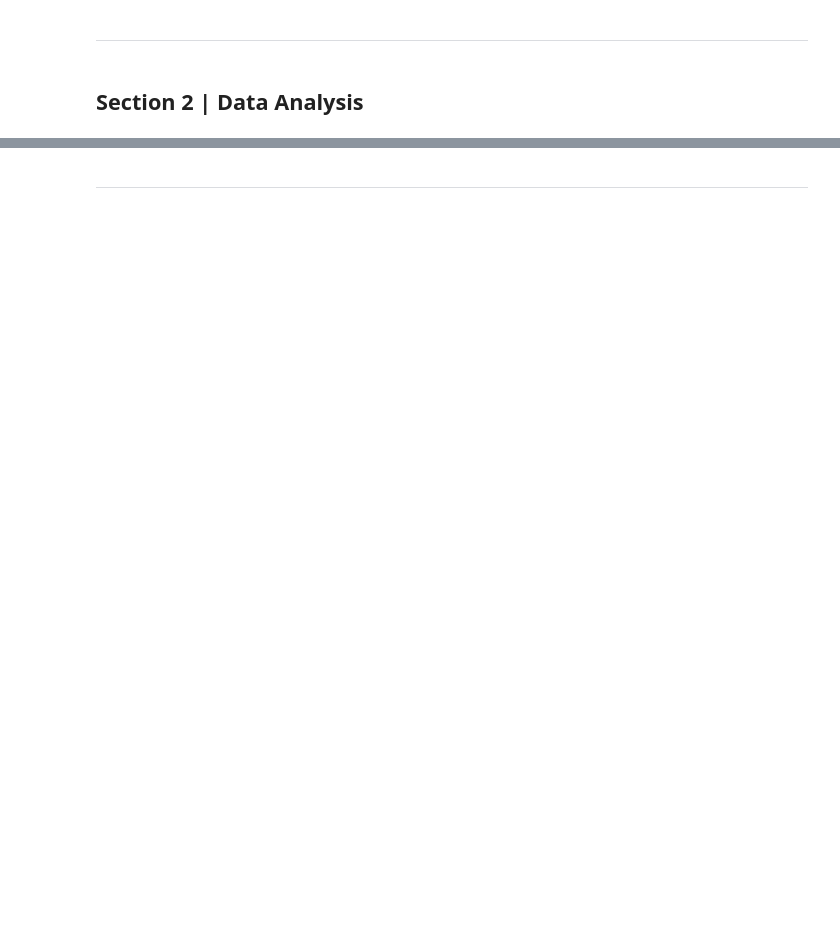
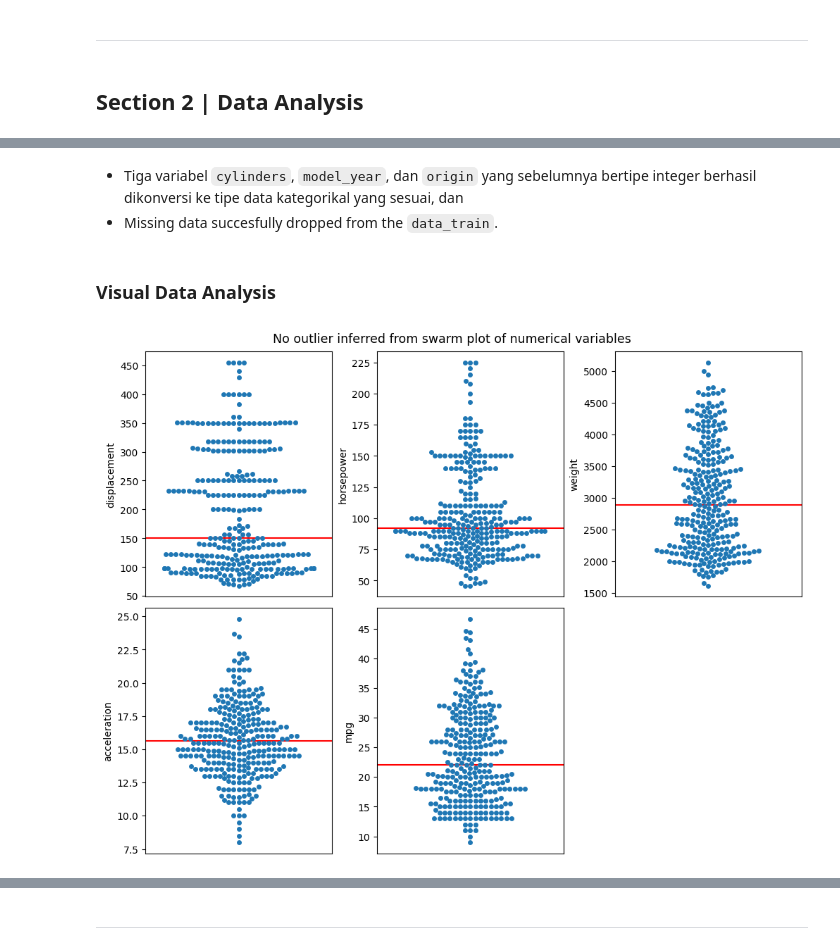
Before and after one commit to garudapaksi-yusuf/Auto_MPG_Prediction, a Jupyter notebook: notebook/notebook.ipynb, the cells around one changed output, grey strips where cells are left out. Saved outputs shown, nothing was run; the diff lists cells and outputs as text; code cells hidden in the pictures; blank space fills up the shorter version.

```diff
--- a/notebook/notebook.ipynb
+++ b/notebook/notebook.ipynb
@@ -794,0 +293,6 @@ plt.show()
+# %%
+# discard missing data from the dataset
+drop_missing_data = DropMissingData()
+
+data_train = drop_missing_data.fit_transform(X=data_train)
+data_test = drop_missing_data.transform(X=data_test)
@@ -794,0 +304,9 @@ plt.show()
+# %%
+# encode selected variables in dataset to Pandas' "categorical" data type
+match_categories = MatchCategories(
+    variables=["cylinders", "model_year", "origin"],
+    ignore_format=True
+)
+
+data_train = match_categories.fit_transform(X=data_train)
+data_test = match_categories.transform(X=data_test)
@@ -794,0 +335,55 @@ plt.show()
+# %% [markdown]
+* Tiga variabel `cylinders`, `model_year`, dan `origin` yang sebelumnya bertipe integer berhasil dikonversi ke tipe data kategorikal yang sesuai, dan
+* Missing data succesfully dropped from the `data_train`.
+# %% [markdown]
+### Visual Data Analysis
+# %%
+# create & setup plot figure
+width, height = 10, 7.5
+plt.figure(
+    figsize=(width, height),
+    layout="constrained"
+)
+suptitle_size = 12.5
+plt.suptitle(
+    t="No outlier inferred from swarm plot of numerical variables",
+    size=suptitle_size
+)
+
+# subset columns with numerical data types from data
+data_train_numerical = data_train.select_dtypes(include="number")
+
+# plot visualization for numerical data
+nrows, ncols = 2, 3
+for count, column in enumerate(iterable=data_train_numerical):
+    plt.subplot(nrows, ncols, count + 1)
+
+    swarm_plot = sns.swarmplot(
+        data=data_train_numerical,
+        y=column
+    )
+    swarm_plot.set_xticks(ticks=list())
+
+    def midpoint_line(midpoint):
+        """Draws a horizontal line at a specified midpoint on a plot.
+
+        Args:
+            midpoint (float): The y-coordinate at which to draw the horizontal line.
+
+        Returns:
+            matplotlib.lines.Line2D: The line object representing the horizontal line.
+        """
+        midpoint_line = plt.axhline(
+            y=midpoint,
+            color="red"
+        )
+        return midpoint_line
+
+    if column != "acceleration":
+        median = data_train_numerical[column].median()
+        median_line = midpoint_line(midpoint=median)
+    elif column == "acceleration":
+        mean = data_train_numerical[column].mean()
+        mean_line = midpoint_line(midpoint=mean)
+# %% [output]
+[figure, added]
```
Also changed, not shown: parts of 154 cells of this notebook, 1 other file.
